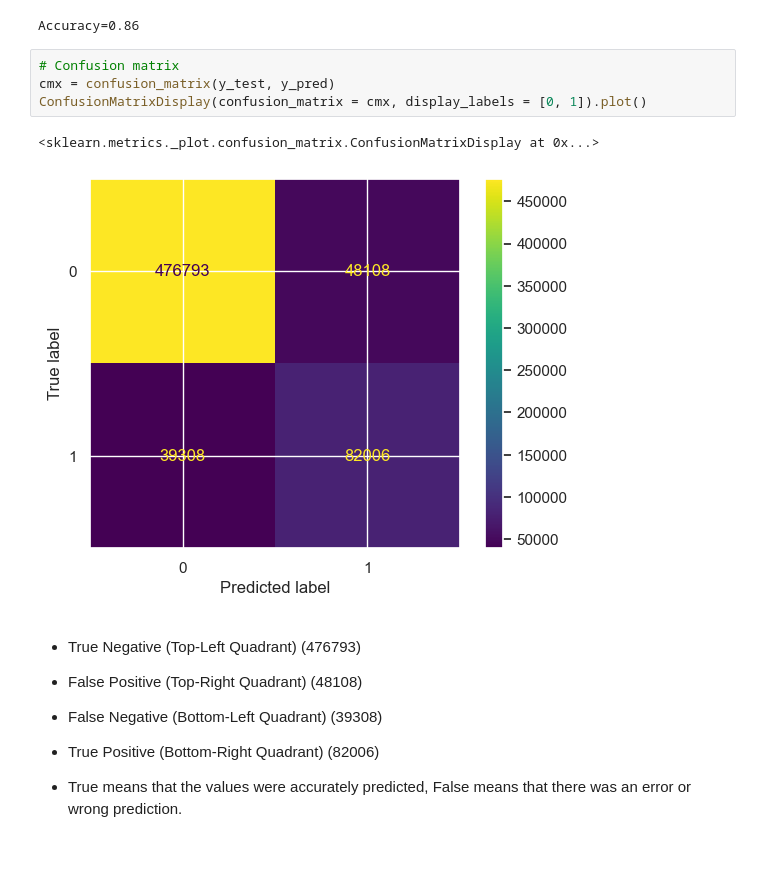
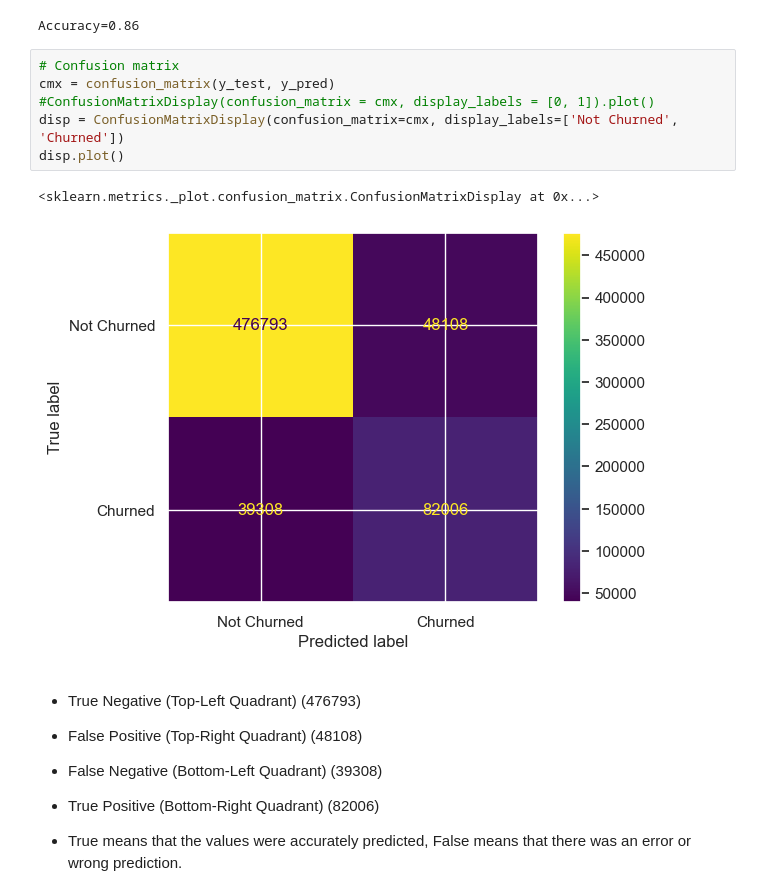
Before and after one commit to normanmunge/gmc-customer_churn_streamlit, a Jupyter notebook: customer-churn-classification.ipynb, the cells around one changed output. Drawn from its saved outputs; the diff is of its cells as text; blank space fills up the shorter version.

```diff
--- a/customer-churn-classification.ipynb
+++ b/customer-churn-classification.ipynb
@@ -579,10 +583,12 @@ Accuracy=0.86
 # %%
 # Confusion matrix
 cmx = confusion_matrix(y_test, y_pred)
-ConfusionMatrixDisplay(confusion_matrix = cmx, display_labels = [0, 1]).plot()
+#ConfusionMatrixDisplay(confusion_matrix = cmx, display_labels = [0, 1]).plot()
+disp = ConfusionMatrixDisplay(confusion_matrix=cmx, display_labels=['Not Churned', 'Churned'])
+disp.plot()
 # %% [output]
 <sklearn.metrics._plot.confusion_matrix.ConfusionMatrixDisplay at 0x...>
-[figure, old version]
+[figure, new version]
 # %% [markdown]
 * True Negative (Top-Left Quadrant) (476793)
 
```
Also changed, not shown: parts of 2 cells of this notebook.
